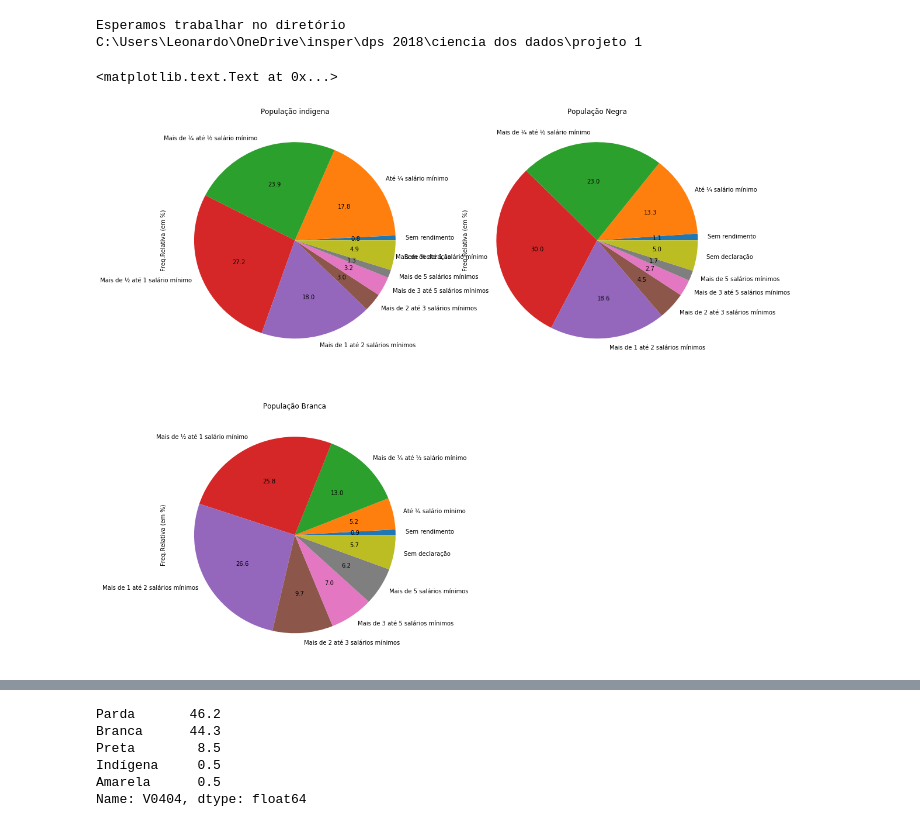
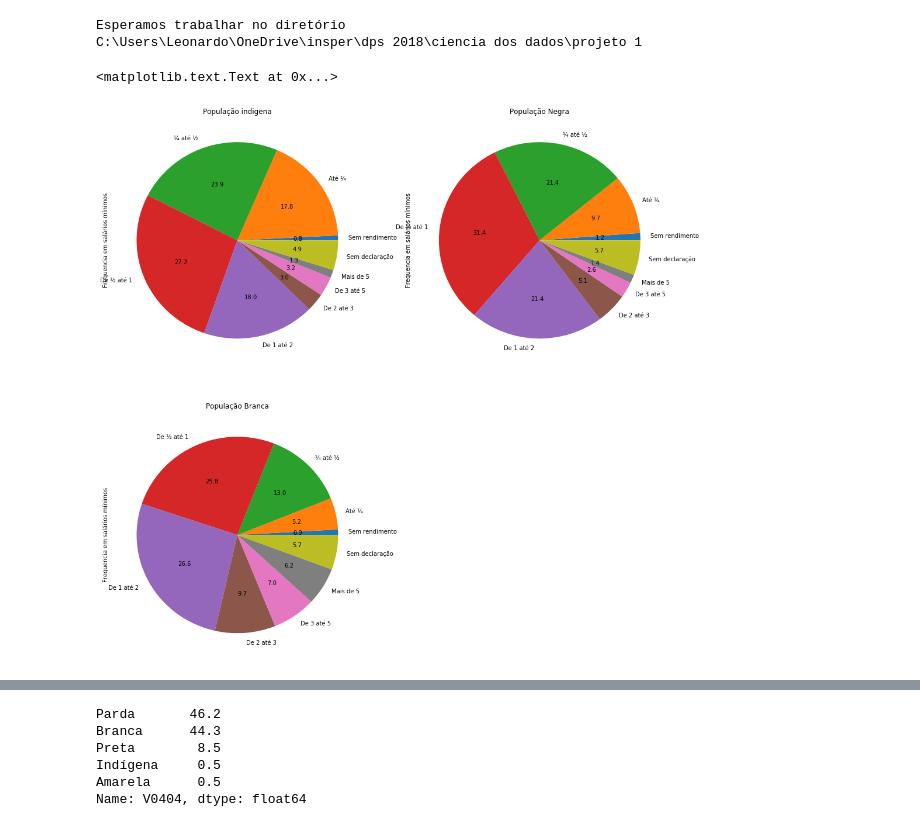
Before and after one commit to leonardoimakuma/cd2018, a Jupyter notebook: Projeto1 Layout.ipynb, the cells around one changed output, grey strips where cells are left out. Saved outputs shown, nothing was run; the diff lists cells and outputs as text; code cells hidden in the pictures.

```diff
--- a/Projeto1 Layout.ipynb
+++ b/Projeto1 Layout.ipynb
@@ -34,17 +34,15 @@ C:\Users\Leonardo\OneDrive\insper\dps 2018\ciencia dos dados\projeto 1
 dd2011=pd.read_csv('PES2011.csv',sep=',')
 # %%
 #Pegar as colunas
-dadosID2011= dd2011.loc[: ,["UF","V0302","V6007","V0601","V4743","V0404","V8005","V4742"]]
+dadosID2011= dd2011.loc[: ,["V0302","V6007","V4743","V0404","V8005","V4742"]]
 # %%
 
 dadosID2011.V0302=dadosID2011.V0302.astype("category")
 dadosID2011.V0302.cat.categories=(['Masculino','Feminino'])
 dadosID2011.V6007=dadosID2011.V6007.astype("category")
 dadosID2011.V6007.cat.categories=(['Elementar (primário)','Médio 1º ciclo (ginasial, etc.)','Médio 2º ciclo (científico, clássico, etc.)','Regular do ensino fundamental ou do 1º grau','Regular do ensino médio ou do 2º grau','Educação de jovens e adultos ou supletivo do ensino fundamental ou do 1º grau','Educação de jovens e adultos ou supletivo de ensino médio ou do 2º grau','Superior de graduação','Mestrado ou doutorado','Alfabetização de jovens e adultos','Creche','Classe de alfabetização - CA ','Maternal, jardim de infância etc.'])
-dadosID2011.V0601=dadosID2011.V0601.astype("category")
-dadosID2011.V0601.cat.categories=(['Sim','Não'])
 dadosID2011.V4743=dadosID2011.V4743.astype("category")
-dadosID2011.V4743.cat.categories=(['Sem rendimento','Até ¼ salário mínimo','Mais de ¼ até ½ salário mínimo','Mais de ½ até 1 salário mínimo','Mais de 1 até 2 salários mínimos','Mais de 2 até 3 salários mínimos','Mais de 3 até 5 salários mínimos','Mais de 5 salários mínimos','Sem declaração'])
+dadosID2011.V4743.cat.categories=(['Sem rendimento','Até ¼ ','¼ até ½ ','De ½ até 1 ','De 1 até 2 ','De 2 até 3 ','De 3 até 5','Mais de 5','Sem declaração'])
 dadosID2011.V0404=dadosID2011.V0404.astype("category")
 dadosID2011.V0404.cat.categories=(['Indígena','Branca','Preta','Amarela','Parda'])
 dadosID2011.V4742=dadosID2011.V4742.astype('float')
@@ -56,34 +54,33 @@ dadosID2011.V4742=dadosID2011.V4742.astype('float')
 indio=dadosID2011.loc[(dadosID2011['V0404'] == 'Indígena')]
 branca=dadosID2011.loc[(dadosID2011['V0404'] == 'Branca')]
 negra=dadosID2011.loc[(dadosID2011['V0404'] == 'Preta')]
-negra=dadosID2011.loc[(dadosID2011['V0404'] == 'Parda')]
+parda=dadosID2011.loc[(dadosID2011['V0404'] == 'Parda')]
 amarela=dadosID2011.loc[(dadosID2011['V0404'] == 'Amarela')]
 # %%
 fig = plt.figure(figsize=(17, 17))
 
 ###########################################################################################################################
 entrada = (indio.V4743.value_counts(sort=False, normalize=True)*100).round(decimals=1)
 
 plt.subplot(221)
 plot = entrada.plot(kind='pie',title='População indigena',autopct='%.1f')
-plt.ylabel('Freq.Relativa (em %)')
+plt.ylabel('Frequencia em salários mínimos')
 plt.xlabel('')
 
 entrada2 = (negra.V4743.value_counts(sort=False, normalize=True)*100).round(decimals=1)
 
 plt.subplot(222)
 plot = entrada2.plot(kind='pie',title='População Negra',autopct='%.1f')
-plt.ylabel('Freq.Relativa (em %)')
+plt.ylabel('Frequencia em salários mínimos')
 plt.xlabel('')
 
 
 
 entrada3 = (branca.V4743.value_counts(sort=False, normalize=True)*100).round(decimals=1)
 
 plt.subplot(223)
 plot = entrada3.plot(kind='pie',title='População Branca',autopct='%.1f')
-plt.ylabel('Freq.Relativa (em %)')
-plt.xlabel('')
+plt.ylabel('Frequencia em salários mínimos')
 # %% [output]
 <matplotlib.text.Text at 0x...>
-[figure, old version]
+[figure, new version]
```
Also changed, not shown: parts of 12 cells of this notebook.
